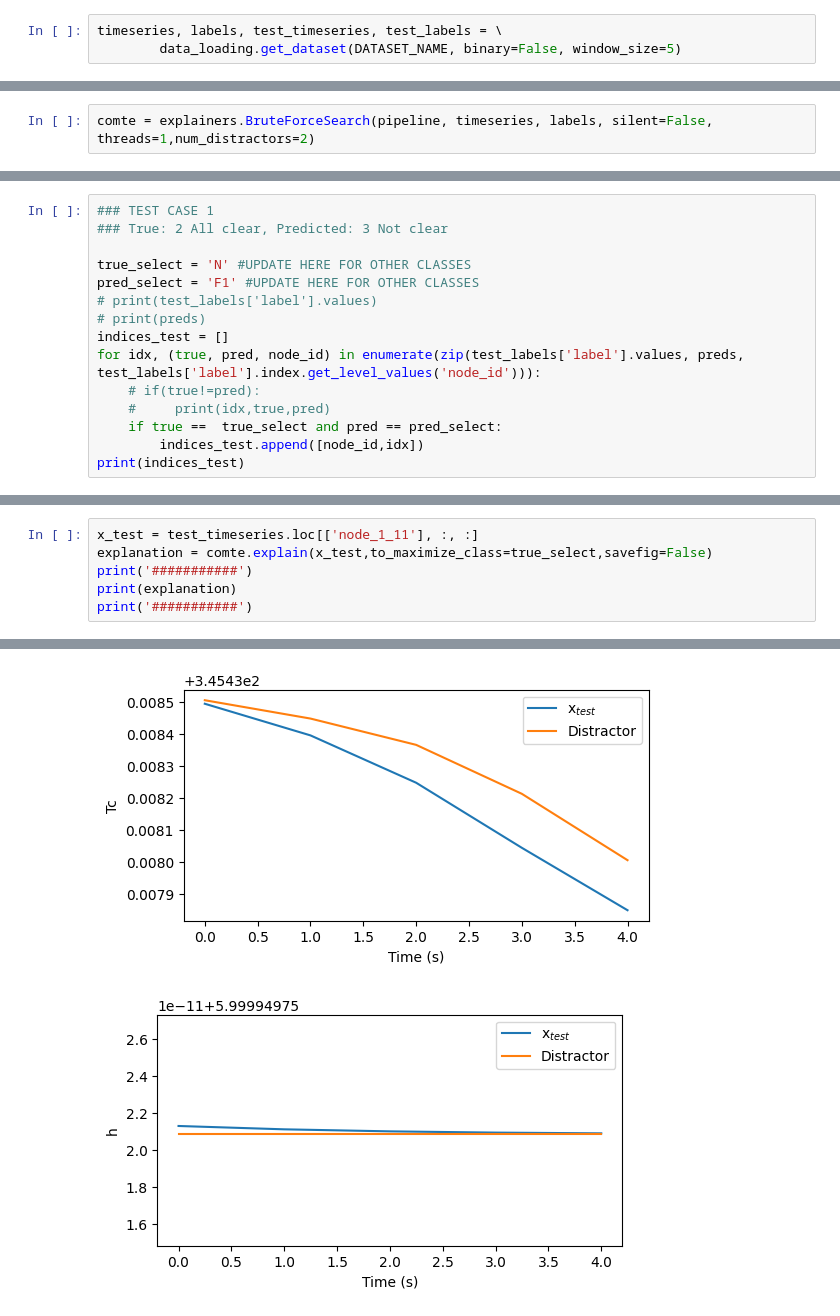
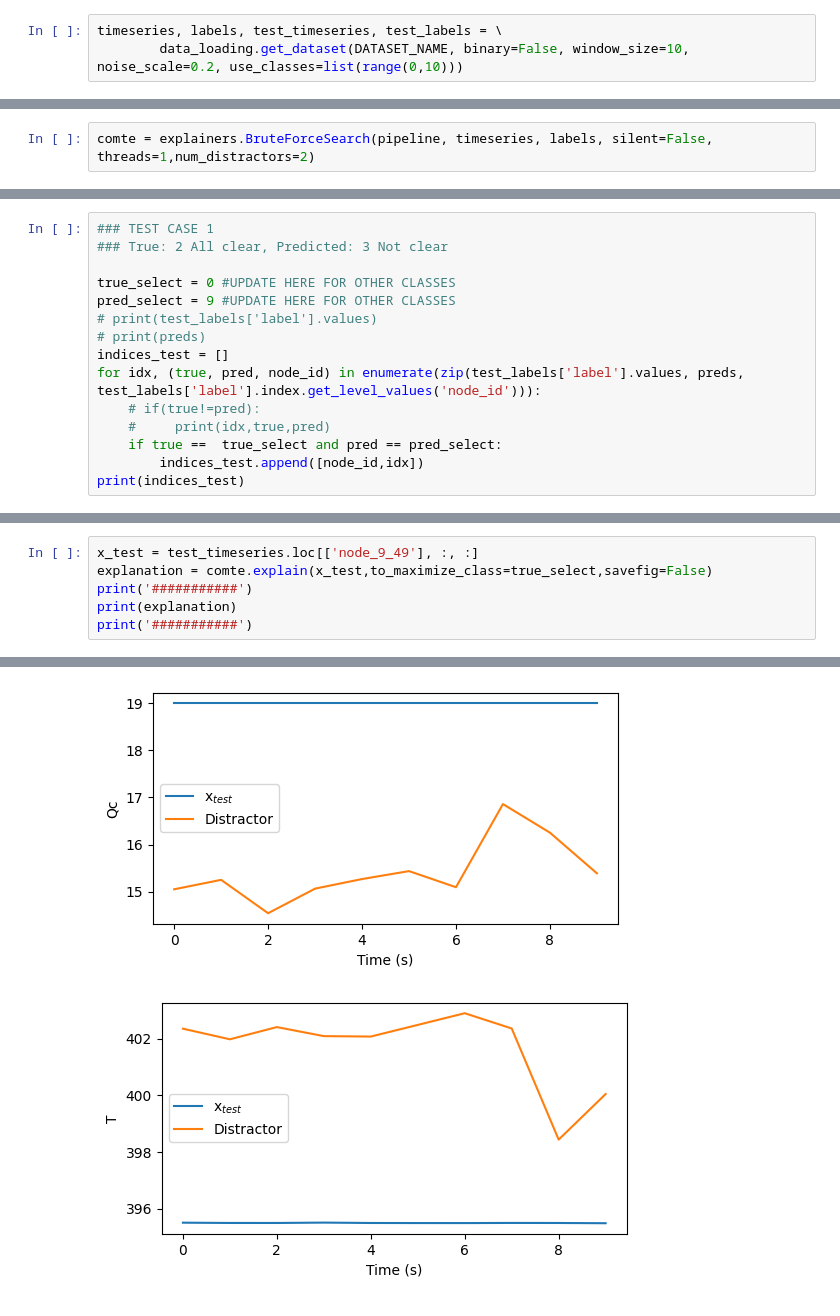
Before and after one commit to peaclab/CoMTE, a Jupyter notebook: cstr_usage.ipynb, the cells around one changed output, grey strips where cells are left out. Saved outputs shown, nothing was run; the diff lists cells and outputs as text.

Commit message:
add noise, drop columns, use process_data function

```diff
--- a/cstr_usage.ipynb
+++ b/cstr_usage.ipynb
@@ -22,7 +22,7 @@ mpl_logger.setLevel(logging.WARNING)
 DATASET_NAME = 'cstr'
 # %%
 timeseries, labels, test_timeseries, test_labels = \
-        data_loading.get_dataset(DATASET_NAME, binary=False, window_size=5)
+        data_loading.get_dataset(DATASET_NAME, binary=False, window_size=10, noise_scale=0.2, use_classes=list(range(0,10)))
 # %%
 # print(timeseries.head)
 # print(labels.head)
@@ -125,8 +125,8 @@ Name: label, Length: 855, dtype: object
 ### TEST CASE 1
 ### True: 2 All clear, Predicted: 3 Not clear
 
-true_select = 'N' #UPDATE HERE FOR OTHER CLASSES
-pred_select = 'F1' #UPDATE HERE FOR OTHER CLASSES
+true_select = 0 #UPDATE HERE FOR OTHER CLASSES
+pred_select = 9 #UPDATE HERE FOR OTHER CLASSES
 # print(test_labels['label'].values)
 # print(preds)
 indices_test = []
@@ -141,5 +141,5 @@ print(indices_test)
 # %%
-x_test = test_timeseries.loc[['node_1_11'], :, :]
+x_test = test_timeseries.loc[['node_9_49'], :, :]
 explanation = comte.explain(x_test,to_maximize_class=true_select,savefig=False)
 print('###########')
 print(explanation)
@@ -169,3 +167,3 @@ print('###########')
 ###########
-[figure, old version]
+[figure, new version]
-[figure, old version]
+[figure, new version]
```
Also changed, not shown: parts of 8 cells of this notebook, 1 other file.
